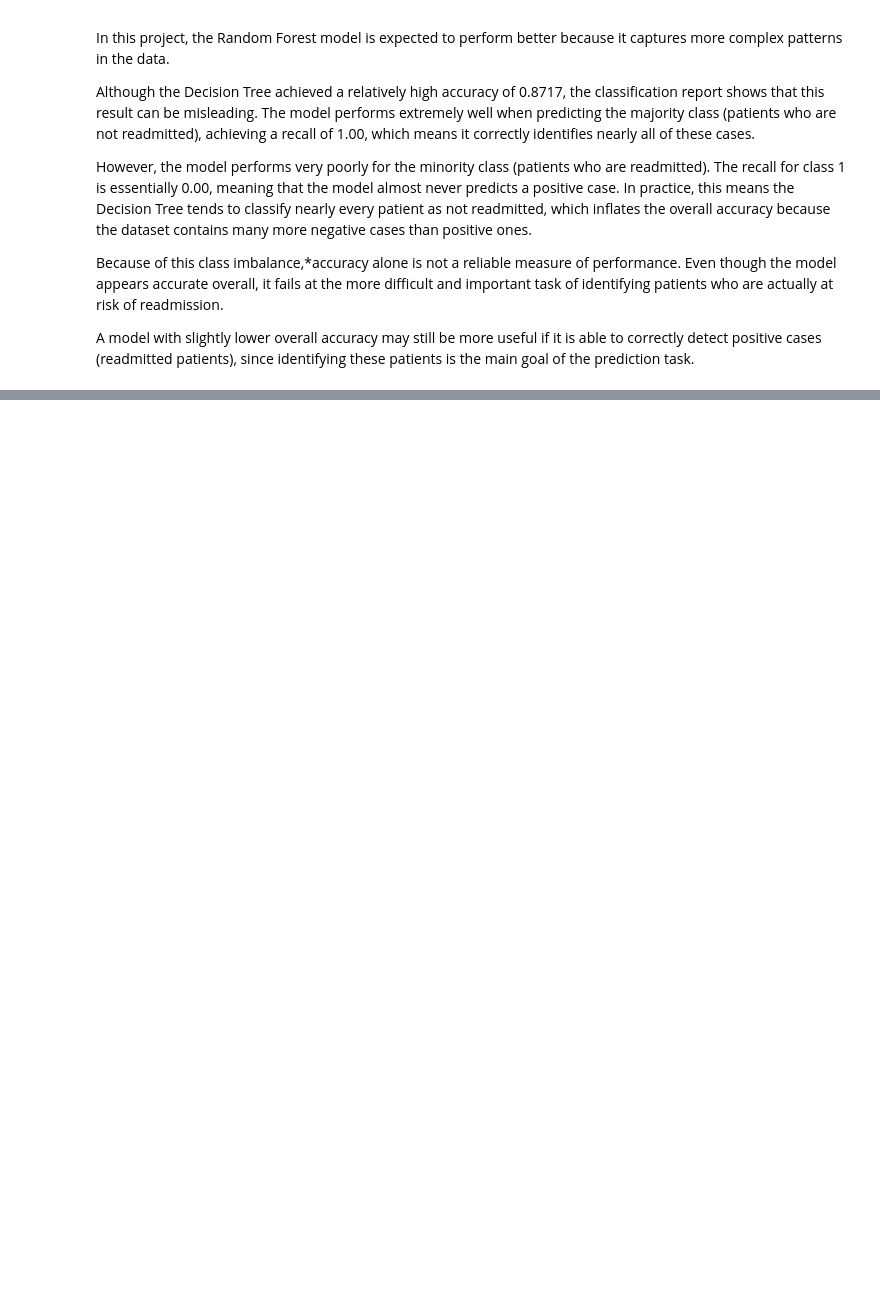
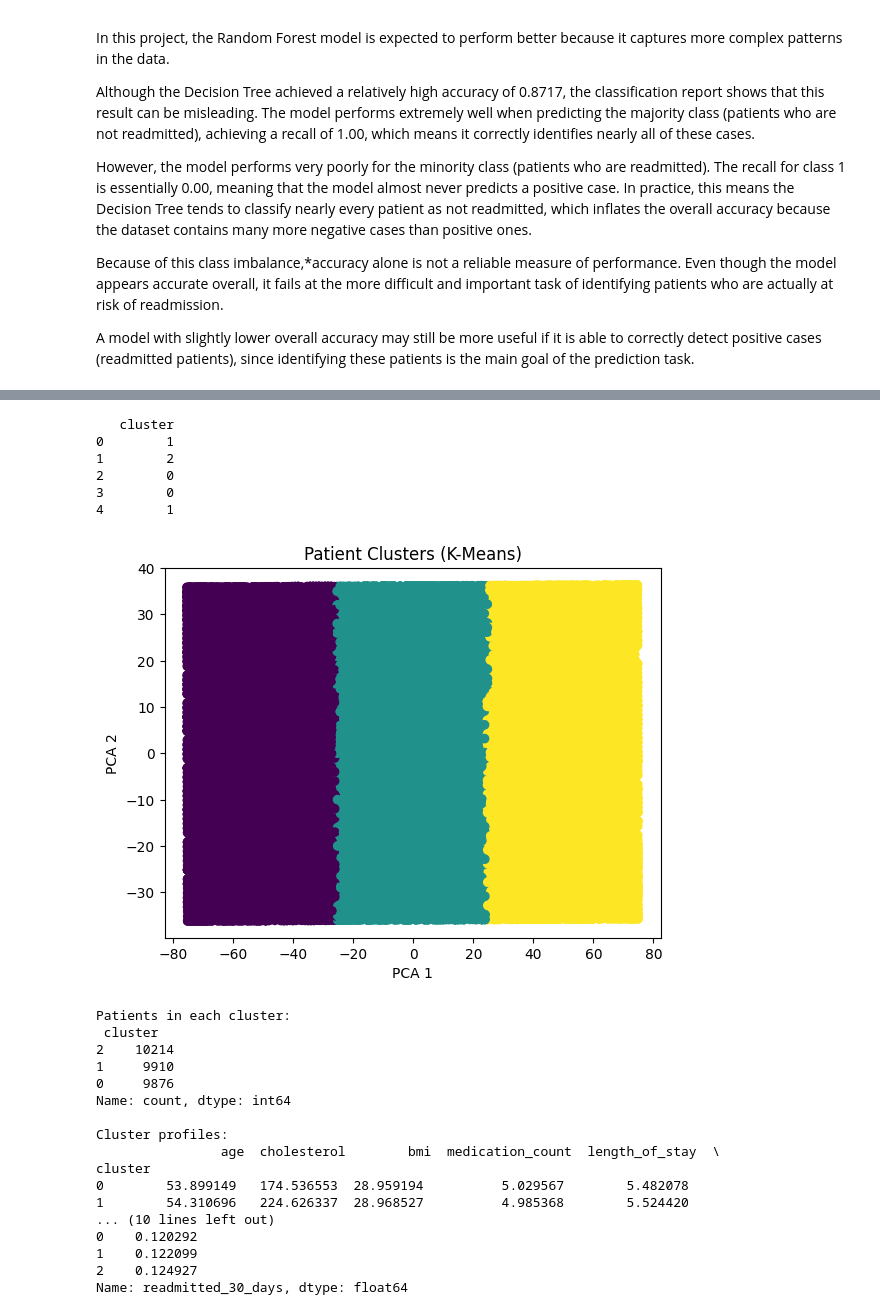
Before and after one commit to zone2233/hospital-readmission-ml, a Jupyter notebook: notebooks/readmission_models.ipynb, the cells around one changed output, grey strips where cells are left out. Saved outputs shown, nothing was run; the diff lists cells and outputs as text; code cells hidden in the pictures; blank space fills up the shorter version.

```diff
--- a/notebooks/readmission_models.ipynb
+++ b/notebooks/readmission_models.ipynb
@@ -265,0 +282,67 @@ A model with slightly lower overall accuracy may still be more useful if it is a
+# %%
+from sklearn.cluster import KMeans
+from sklearn.decomposition import PCA
+import matplotlib.pyplot as plt
+
+# remove target
+X_unsupervised = X.copy()
+
+kmeans = KMeans(n_clusters=3, random_state=42)
+clusters = kmeans.fit_predict(X_unsupervised)
+
+# add cluster labels
+df['cluster'] = clusters
+
+df.groupby('cluster')['readmitted_30_days'].mean()
+
+pca = PCA(n_components=2)
+X_pca = pca.fit_transform(X_unsupervised)
+
+# assign cluster labels to the dataframe
+df["cluster"] = clusters
+
+# first rows with cluster labels
+print(df[["cluster"]].head())
+
+# plot clusters
+plt.figure()
+plt.scatter(X_pca[:, 0], X_pca[:, 1], c=clusters)
+
+plt.xlabel("PCA 1")
+plt.ylabel("PCA 2")
+plt.title("Patient Clusters (K-Means)")
+
+plt.show()
+
+print("Patients in each cluster:\n", df["cluster"].value_counts(), "\n")
+
+numeric_df = df.select_dtypes(include="number")
+
+print("Cluster profiles:\n", numeric_df.groupby("cluster").mean(), "\n")
+
+print("Clusters with higher readmission:\n", df.groupby("cluster")["readmitted_30_days"].mean())
+# %% [output]
+   cluster
+0        1
+1        2
+2        0
+3        0
+4        1
+[figure, added]
+Patients in each cluster:
+ cluster
+2    10214
+1     9910
+0     9876
+Name: count, dtype: int64
+
+Cluster profiles:
+                age  cholesterol        bmi  medication_count  length_of_stay  \
+cluster
+0        53.899149   174.536553  28.959194          5.029567        5.482078
+1        54.310696   224.626337  28.968527          4.985368        5.524420
+... (10 lines left out)
+0    0.120292
+1    0.122099
+2    0.124927
+Name: readmitted_30_days, dtype: float64
```
Also changed, not shown: parts of 7 cells of this notebook.
